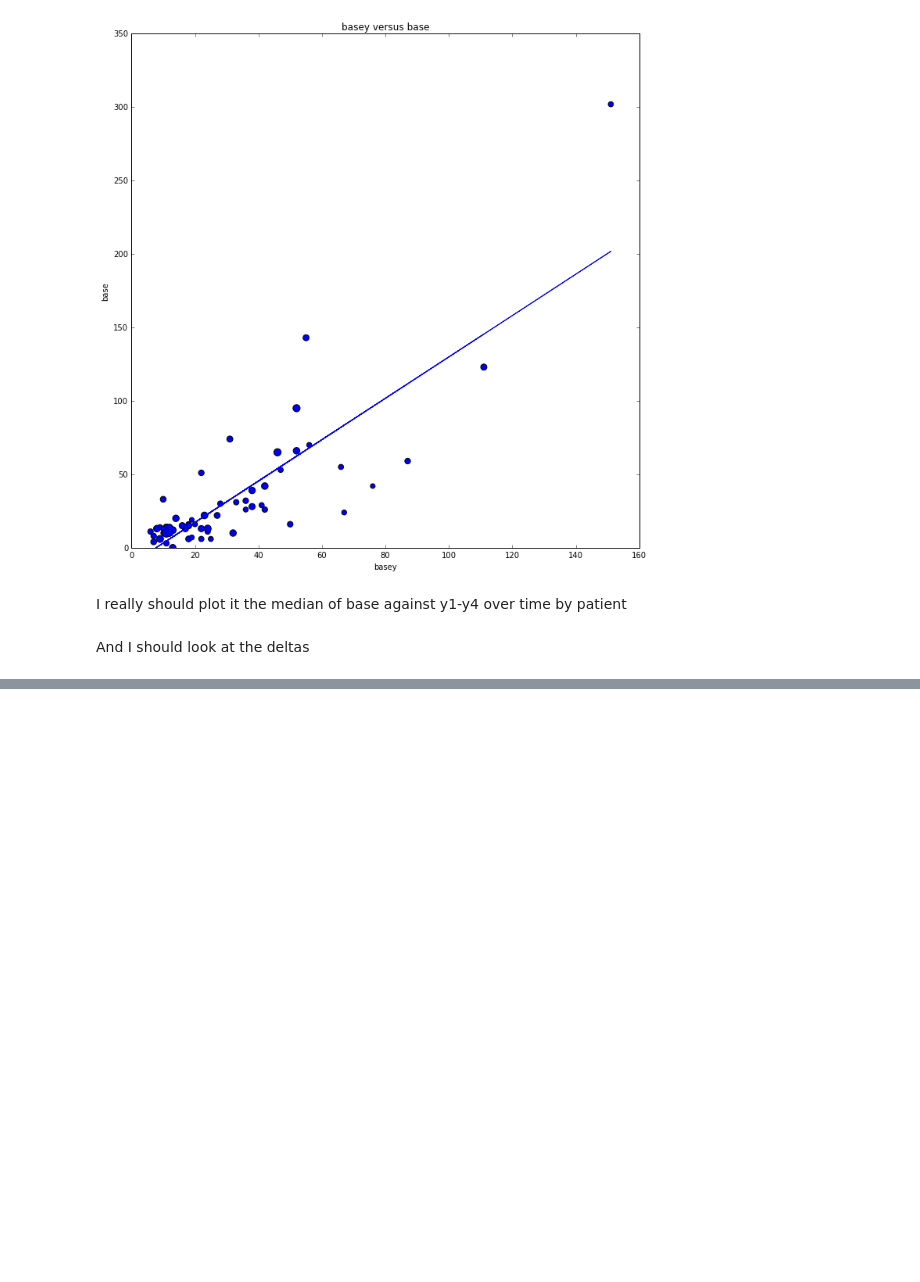
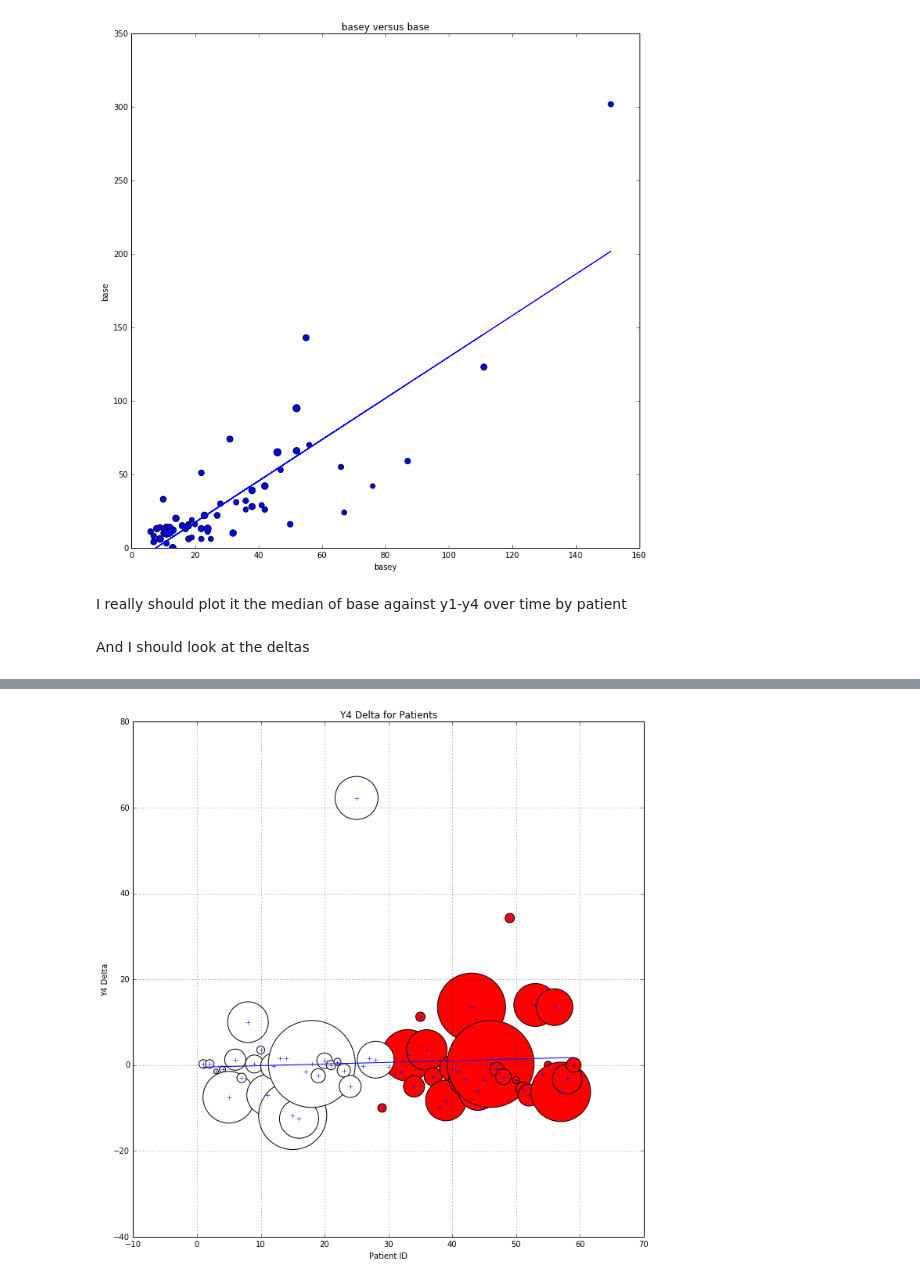
Before and after one commit to harvard-team-pivot/epilepsy-prediction, a Jupyter notebook: Team_Pivot_CS109A_Final_Project_Milestone_3_Sean.ipynb, the cells around one changed output, grey strips where cells are left out. Cells and saved outputs as stored; diff of their text form; code cells hidden in the pictures; blank space fills up the shorter version.

```diff
--- a/Team_Pivot_CS109A_Final_Project_Milestone_3_Sean.ipynb
+++ b/Team_Pivot_CS109A_Final_Project_Milestone_3_Sean.ipynb
@@ -193,0 +267,23 @@ TypeError: ("'Series' object is not callable", u'occurred at index ID')
+# %%
+fig, ax = plt.subplots(1, 1, sharex=True, sharey=True, figsize=(10,10))
+
+x = seizure_raw['ID']
+y = seizure_raw['y3']-(seizure_raw['base']/4)
+z = seizure_raw['treatment']
+size = (seizure_raw['base'])
+fit = np.polyfit(x, y, 1)
+fitx = np.poly1d(fit)
+ax.plot(x, y, 'b+', x, fitx(x),'b-')
+ax.set_xlabel('Patient ID')
+ax.set_ylabel('Y4 Delta')
+ax.set_title('Y4 Delta for Patients')
+#Plot Progabide locations as green dots
+ax.scatter(x[z == 1], y[z == 1], c='red', label='Progabide',s=size**2)
+#Plot placebo locations as white dots
+ax.scatter(x[z == 0], y[z == 0], c='white', label='placebo',s=size**2)
+# ax.scatter(x, y)
+plt.grid(True)
+plt.tight_layout()
+plt.show()
+# %% [output]
+[figure, added]
```
Also changed, not shown: parts of 10 cells of this notebook.
